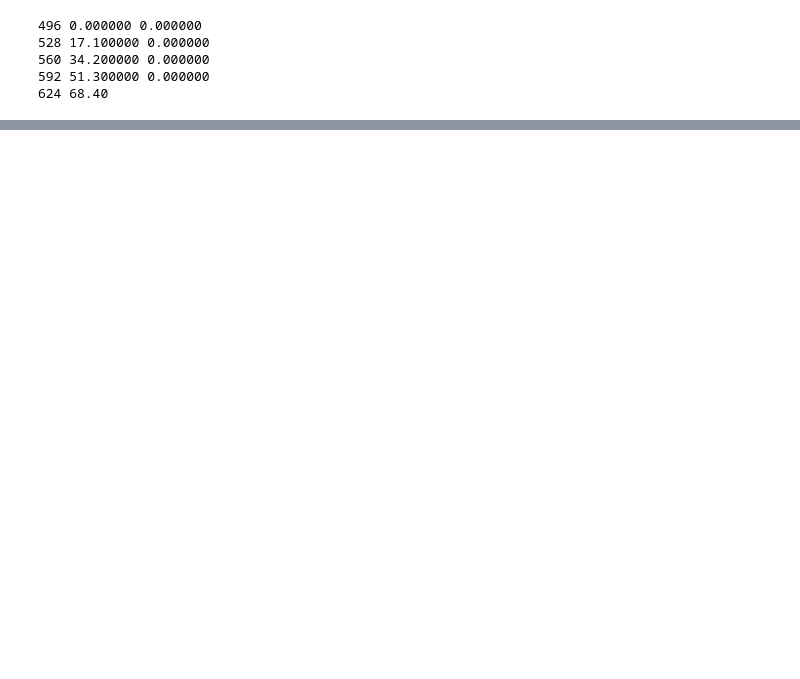
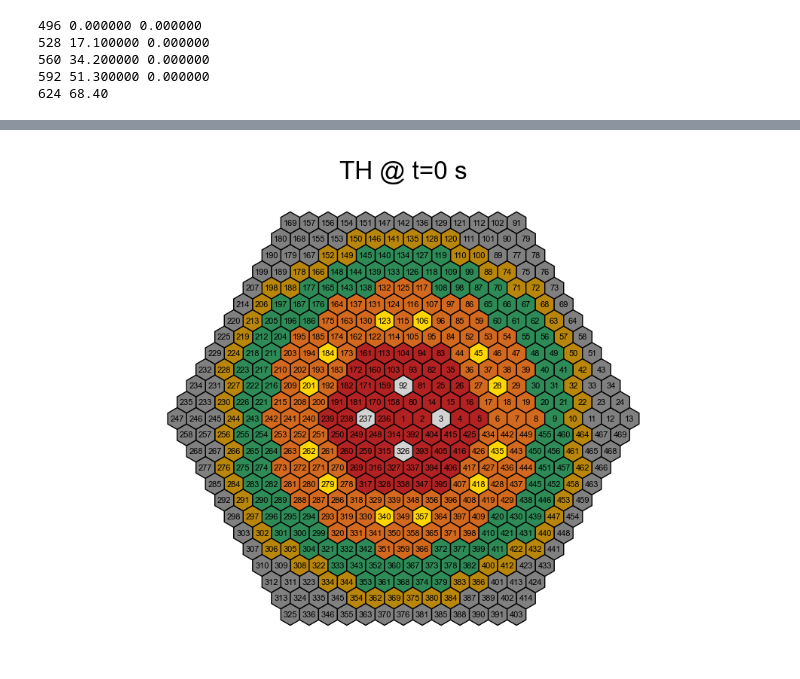
Before and after one commit to nicoloabrate/COREutils, a Jupyter notebook: docs/examples/Core/ALFRED/alfred.ipynb, the cells around one changed output, grey strips where cells are left out. Cells and saved outputs as stored; diff of their text form; code cells hidden in the pictures; blank space fills up the shorter version.

```diff
--- a/docs/examples/Core/ALFRED/alfred.ipynb
+++ b/docs/examples/Core/ALFRED/alfred.ipynb
@@ -161,0 +233,5 @@ print(file[0:100])
+# %%
+# plot core radial configuration
+RadialGeomPlot(alfred, label=True, fren=True, whichconf="THconfig", title="TH @ t=0 s")
+# %% [output]
+[figure, added]
```
Also changed, not shown: parts of 9 cells of this notebook, 58 other files.
